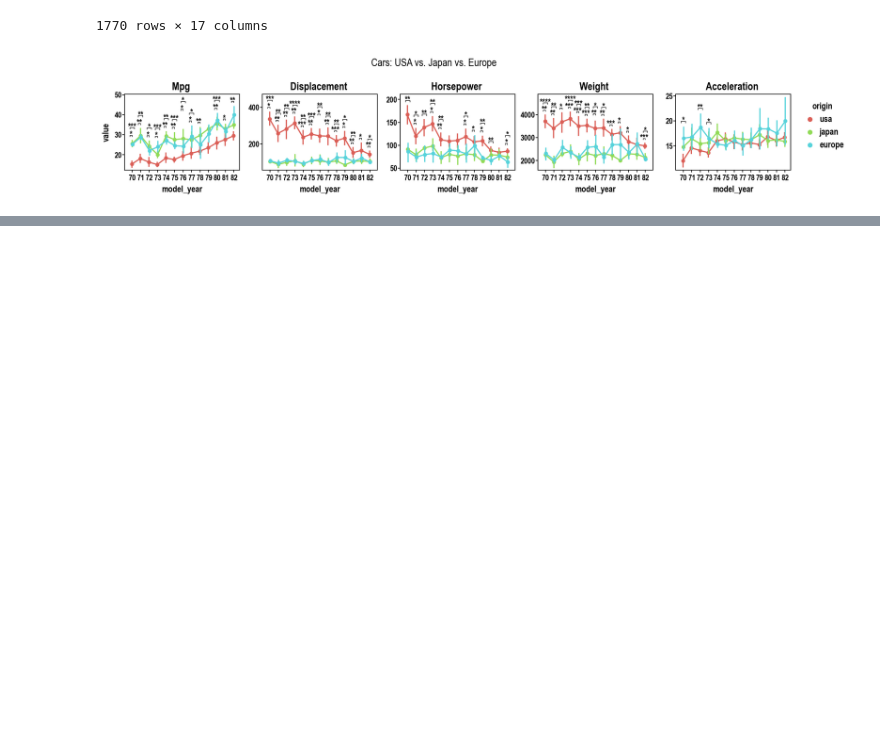
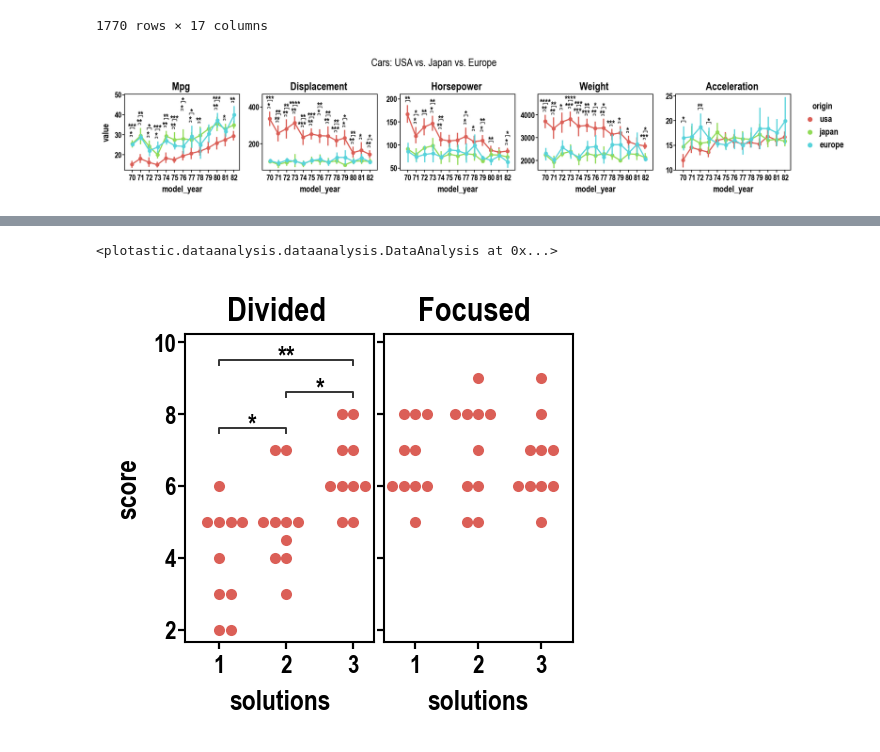
Before and after one commit to markur4/plotastic, a Jupyter notebook: IMAGES/EXAMPLE_GALLERY/example_gallery.ipynb, the cells around one changed output, grey strips where cells are left out. Drawn from its saved outputs; the diff is of its cells as text; code cells hidden in the pictures; blank space fills up the shorter version.

```diff
--- a/IMAGES/EXAMPLE_GALLERY/example_gallery.ipynb
+++ b/IMAGES/EXAMPLE_GALLERY/example_gallery.ipynb
@@ -363,0 +368,9 @@ DF
+# %%
+dims = dict(
+    y="score",
+    x="solutions",
+    # hue="subject",
+    col="attention",  # Subjects
+)
+
+DA5 = plst.DataAnalysis(DF, dims, subject="subject", verbose=False)
@@ -363,0 +415,9 @@ DF
+# %%
+DA5.subplots(figsize=(2.5, 2)).fillaxes(
+    kind="swarm",
+    dodge=True,
+    size=4,
+).annotate_pairwise()
+# %% [output]
+<plotastic.dataanalysis.dataanalysis.DataAnalysis at 0x...>
+[figure, added]
```
Also changed, not shown: parts of 6 cells of this notebook, 6 other files.
